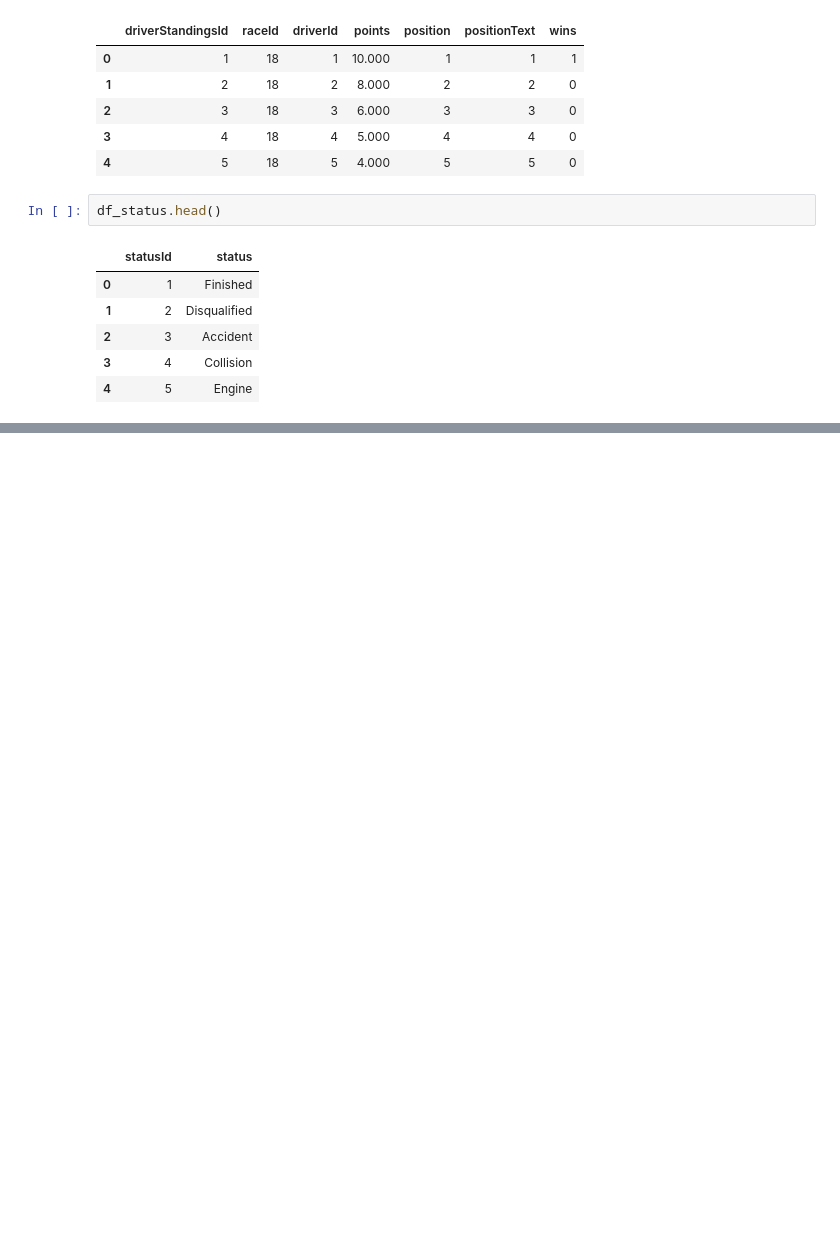
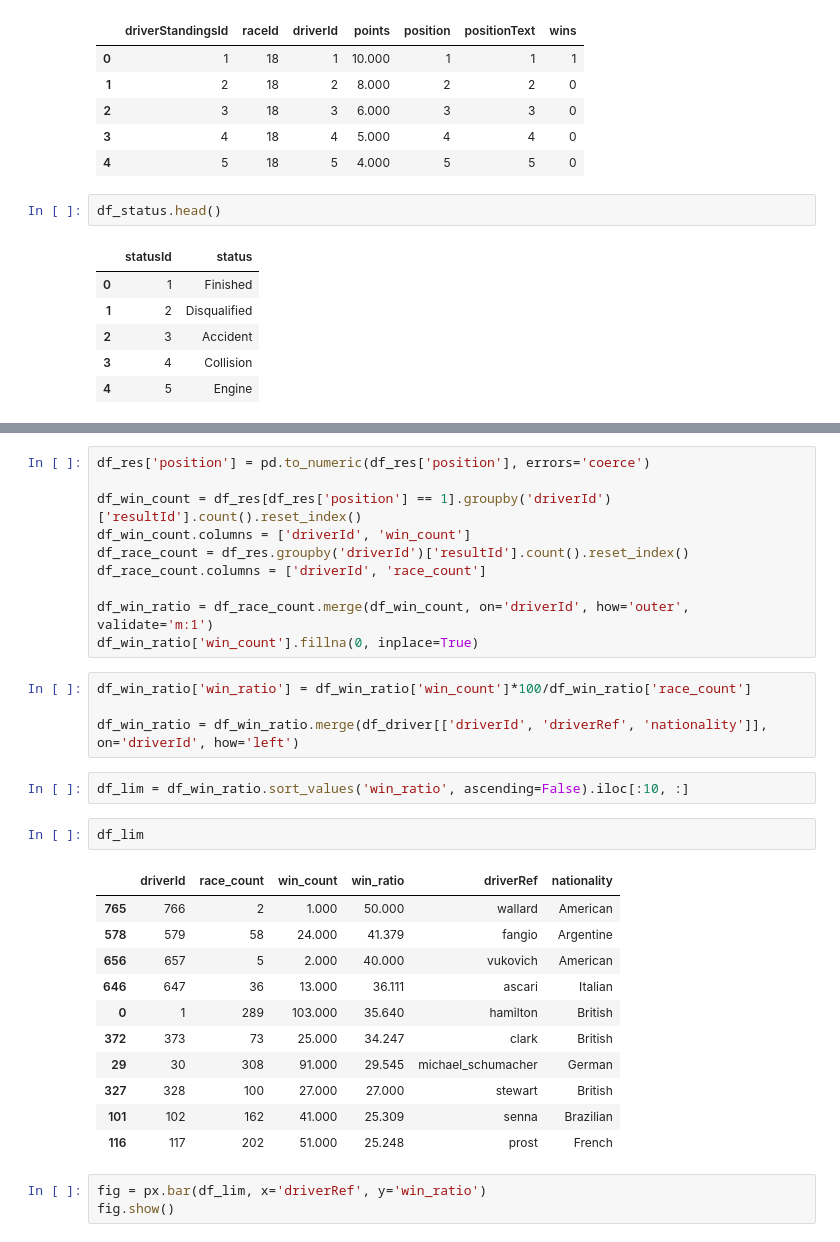
Before and after one commit to SMG-1/f1-analytics, a Jupyter notebook: eda.ipynb, the cells around one changed output, grey strips where cells are left out. Drawn from its saved outputs; the diff is of its cells as text; blank space fills up the shorter version.

```diff
--- a/eda.ipynb
+++ b/eda.ipynb
@@ -153,0 +164,33 @@ df_status.head()
+# %%
+df_res['position'] = pd.to_numeric(df_res['position'], errors='coerce')
+
+df_win_count = df_res[df_res['position'] == 1].groupby('driverId')['resultId'].count().reset_index()
+df_win_count.columns = ['driverId', 'win_count']
+df_race_count = df_res.groupby('driverId')['resultId'].count().reset_index()
+df_race_count.columns = ['driverId', 'race_count']
+
+df_win_ratio = df_race_count.merge(df_win_count, on='driverId', how='outer', validate='m:1')
+df_win_ratio['win_count'].fillna(0, inplace=True)
+# %%
+df_win_ratio['win_ratio'] = df_win_ratio['win_count']*100/df_win_ratio['race_count']
+
+df_win_ratio = df_win_ratio.merge(df_driver[['driverId', 'driverRef', 'nationality']], on='driverId', how='left')
+# %%
+df_lim = df_win_ratio.sort_values('win_ratio', ascending=False).iloc[:10, :]
+# %%
+df_lim
+# %% [output]
+|  | driverId | race_count | win_count | win_ratio | driverRef | nationality |
+| 765 | 766 | 2 | 1.000 | 50.000 | wallard | American |
+| 578 | 579 | 58 | 24.000 | 41.379 | fangio | Argentine |
+| 656 | 657 | 5 | 2.000 | 40.000 | vukovich | American |
+| 646 | 647 | 36 | 13.000 | 36.111 | ascari | Italian |
+| 0 | 1 | 289 | 103.000 | 35.640 | hamilton | British |
+| 372 | 373 | 73 | 25.000 | 34.247 | clark | British |
+| 29 | 30 | 308 | 91.000 | 29.545 | michael_schumacher | German |
+| 327 | 328 | 100 | 27.000 | 27.000 | stewart | British |
+| 101 | 102 | 162 | 41.000 | 25.309 | senna | Brazilian |
+| 116 | 117 | 202 | 51.000 | 25.248 | prost | French |
+# %%
+fig = px.bar(df_lim, x='driverRef', y='win_ratio')
+fig.show()
```
Also changed, not shown: parts of 12 cells of this notebook, 2 other files.
